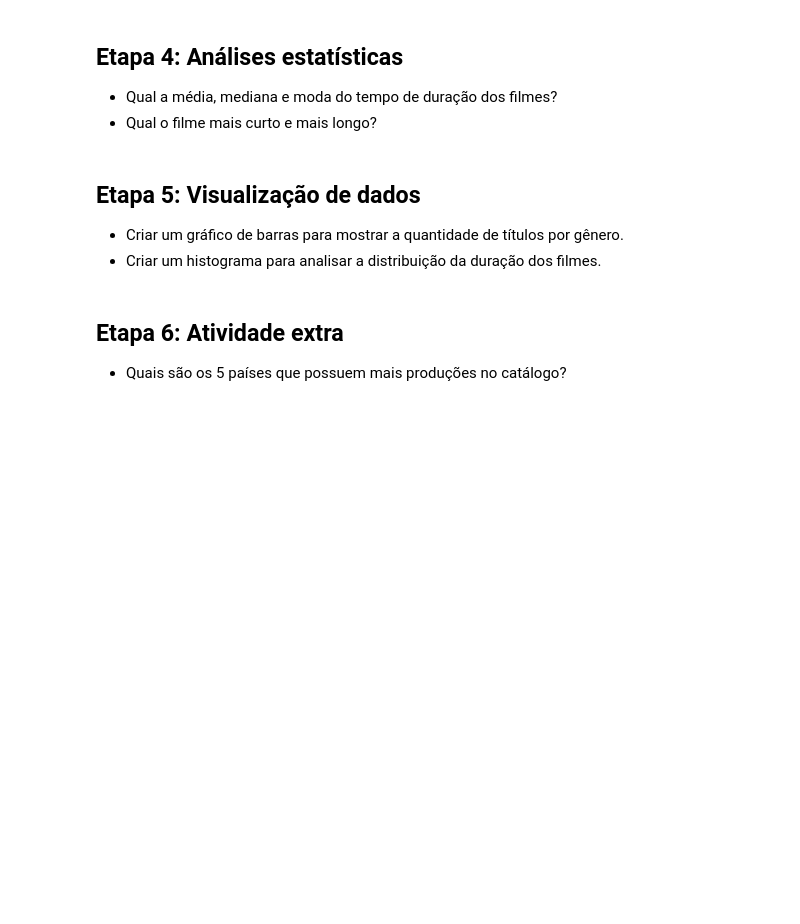
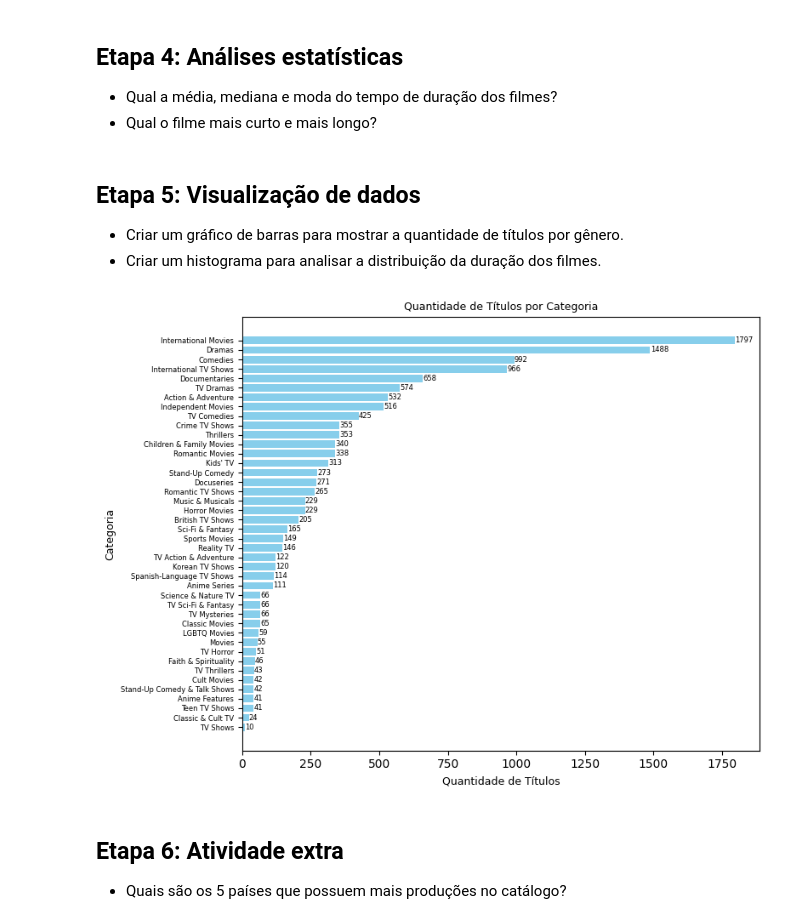
Before and after one commit to devLarissaRodrigues/WoMakersCode-DataAnalytics-DesafiosEmSquad, a Jupyter notebook: desafio2_completo_em_squad.ipynb, the cells around one changed output. Drawn from its saved outputs; the diff is of its cells as text; code cells hidden in the pictures; blank space fills up the shorter version.

Commit message:
gráfico de barras contagem de títulos por categoria (separando categorias coluna listed_in pelo delimitador)

```diff
--- a/desafio2_completo_em_squad.ipynb
+++ b/desafio2_completo_em_squad.ipynb
@@ -119,3 +117,42 @@ Gênero mais frequente: Documentaries
+# %%
+#gráfico de barras
+
+import matplotlib.pyplot as plt
+
+
+# separando as categorias por vírgula e contar a frequência de cada uma
+categorias = df['listed_in'].str.split(', ', expand=True).stack() # split- separa em colunas usando o delimitador "," stack - irá empilhar essas colunas verticalmente. Isso facilitará a contagem
+contagem_categorias = categorias.value_counts()
+
+# Converter a série de contagem em um DataFrame para facilitar a visualização
+df_contagem = contagem_categorias.reset_index()
+df_contagem.columns = ['Categoria', 'Quantidade']
+df_contagem = df_contagem.sort_values(by='Quantidade', ascending=True)
+
+# criando o gráfico de barras
+plt.figure(figsize=(8, 6))
+
+#  definindo características das barras
+bars = plt.barh(df_contagem['Categoria'], df_contagem['Quantidade'], color='skyblue')
+
+# adicionando rótulos nos eixos e título
+plt.xlabel("Quantidade de Títulos", fontsize=9)
+plt.ylabel("Categoria", fontsize=9)
+plt.title("Quantidade de Títulos por Categoria", fontsize=9)
+plt.yticks(fontsize=6)
+
+# adicionando os valores nas barras
+for bar in bars:
+    xval = bar.get_width()
+    plt.text(xval + 0.5, bar.get_y() + bar.get_height()/2, round(xval, 1), ha='left', va='center', fontsize=6)
+
+# Ajusta o layout para evitar que rótulos sejam cortados
+plt.tight_layout()
+
+# Exibir gráfico
+plt.show()
+# %% [output]
+[figure, added]
 # %% [markdown]
 ## Etapa 6: Atividade extra
 
```
Also changed, not shown: parts of 2 cells of this notebook.
